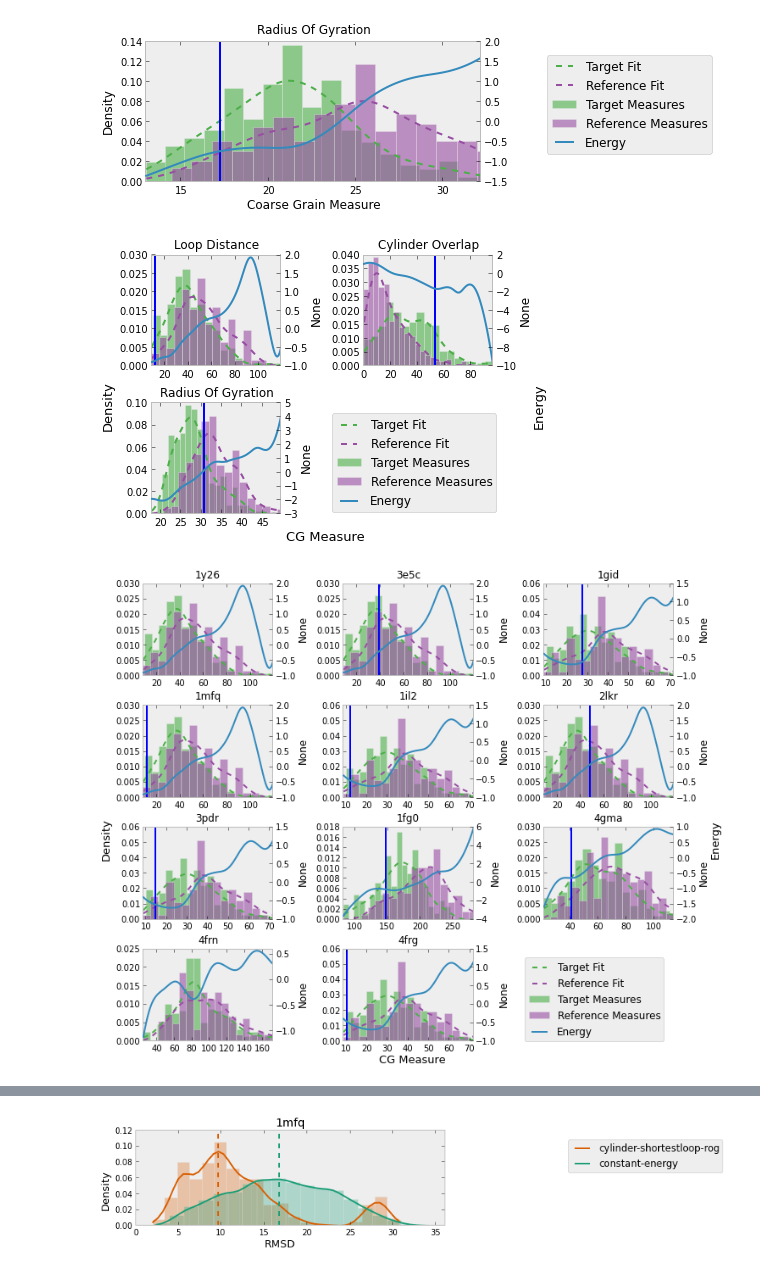
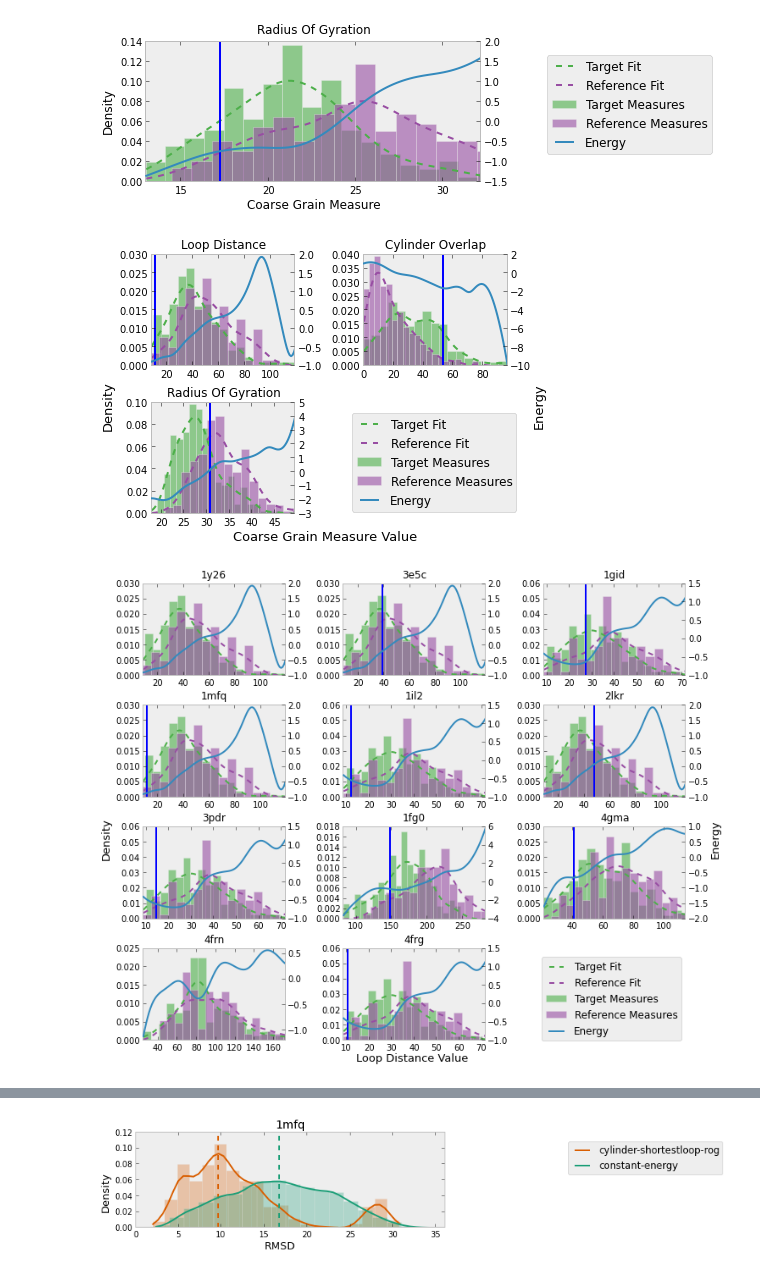
Before and after one commit to ViennaRNA/ernwin, a Jupyter notebook: organized_plots.ipynb, the cells around one changed output, grey strips where cells are left out. Cells and saved outputs as stored; diff of their text form; code cells hidden in the pictures.

```diff
--- a/organized_plots.ipynb
+++ b/organized_plots.ipynb
@@ -162,7 +162,7 @@ def check_energy_distribution((energy, struct_name), real_distribution_fn = None
     ax1.grid(grid)
     ax2.grid(grid)
 
-    if ylab is not None:
+    if ylab2 is not None:
         ax2.set_ylabel(ylab2, fontsize=axislabel_fontsize)
 
     if not show_density:
@@ -235,7 +235,7 @@ pass
 [figure]
 # %%
 def plot_multiple(plot_function, args, filename=None, figsize=(14,9), label_left = "Density",
-                  label_bottom="CG Measure", label_right="Energy", legend_pos=(1.40,0.90)):
+                  label_bottom="Coarse Grain Measure Value", label_right="Energy", legend_pos=(1.40,0.90)):
 
     fig = plt.figure(figsize=figsize)
     #figure(num=None, figsize=(8, 6), dpi=80, facecolor='w', edgecolor='k')
@@ -276,13 +276,14 @@ en = [fbe.ShortestLoopDistanceEnergy(), fbe.CylinderIntersectionEnergy(), fbe.Ra
 plot_multiple(lambda x, ax: check_energy_distribution(x, ax=ax, legend=False, xlab="", ylab="", title='', grid=False),
               list(it.izip_longest(en, [], fillvalue='1mfq')), filename='1y26_energy_dists.pdf', figsize=(6,3))
 # %% [output]
-[figure, old version]
+[figure, new version]
 # %%
 ss = ['1y26', '3e5c', '1gid', '1mfq', '1il2', '2lkr', '3pdr', '1fg0', '4gma', '4frn', '4frg']
 plot_multiple(lambda x, ax: check_energy_distribution(x, ax=ax, legend=False, xlab="", ylab=""),
-              zip([fbe.ShortestLoopDistanceEnergy() for i in range(len(ss))], ss), filename="all_sld.pdf", figsize=(10,6))
+              zip([fbe.ShortestLoopDistanceEnergy() for i in range(len(ss))], ss), filename="all_sld.pdf",
+              figsize=(10,6), label_bottom='Loop Distance Value')
 # %% [output]
-[figure, old version]
+[figure, new version]
 # %%
 ss = ['1y26', '3e5c', '1gid', '1mfq', '1il2', '2lkr', '3pdr', '1fg0', '4gma', '4frn', '4frg']
 plot_multiple(lambda x, ax: check_energy_distribution(x, ax=ax, legend=False, xlab="", ylab=""),
```
Also changed, not shown: parts of 8 cells of this notebook, 1 other file.
